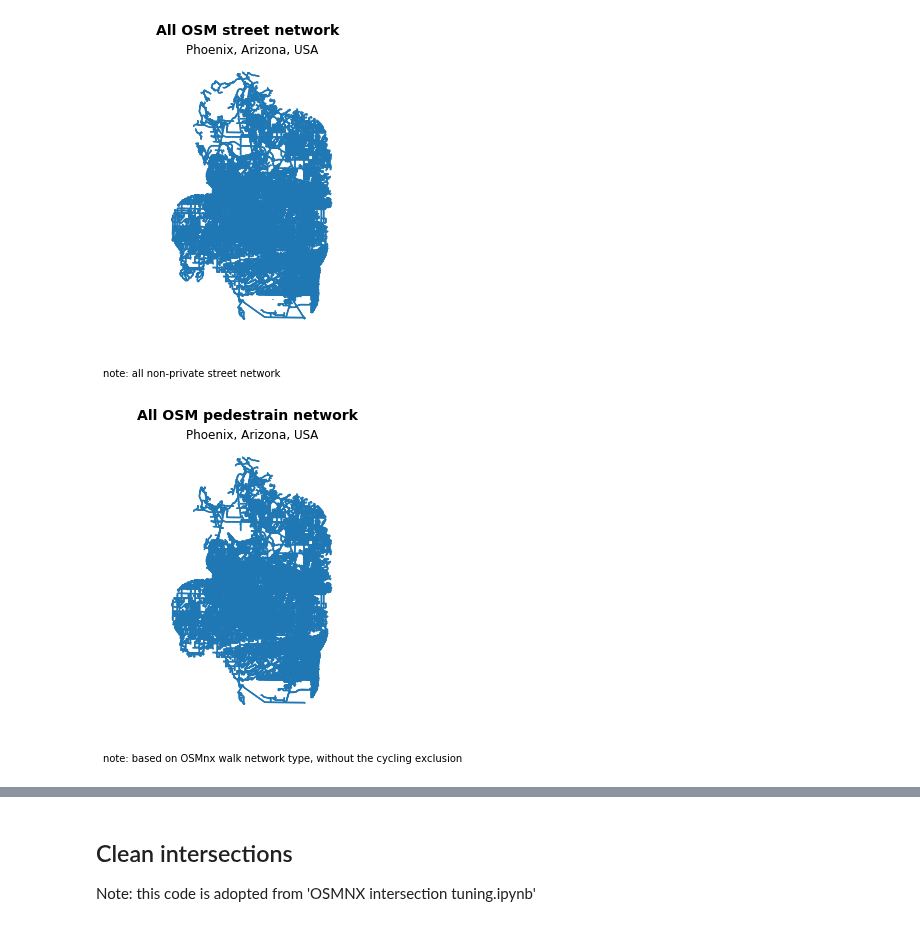
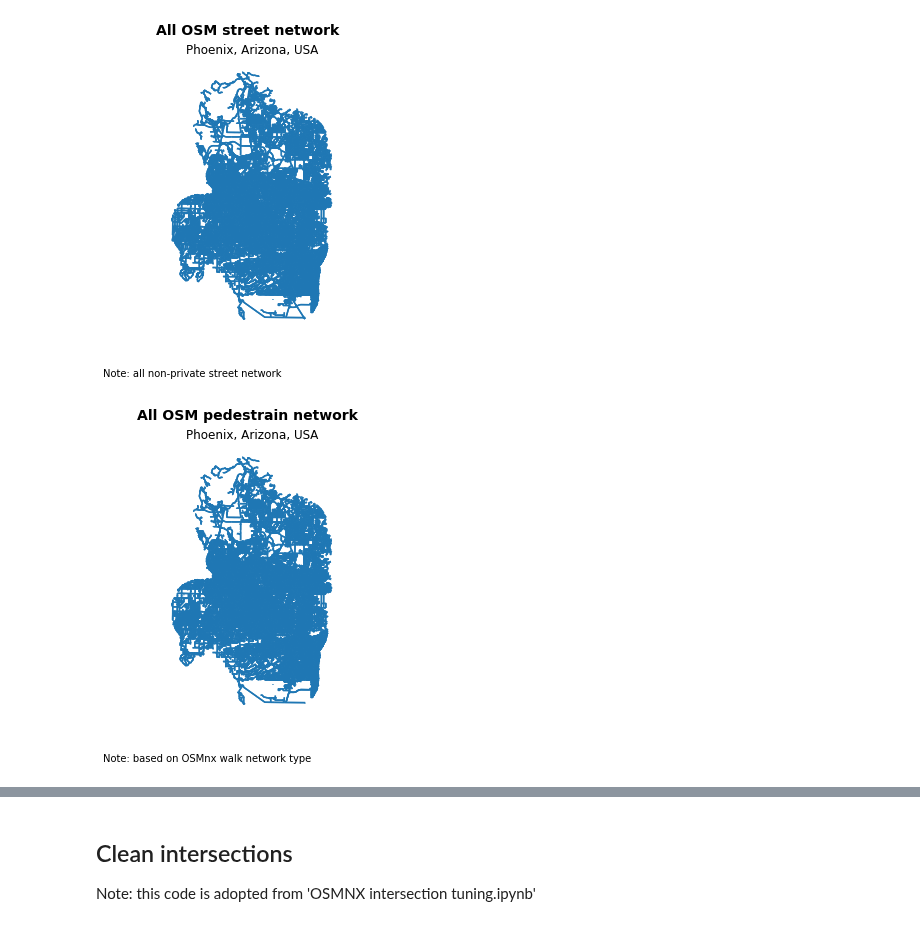
Before and after one commit to healthysustainablecities/global-indicators, a Jupyter notebook: process/phoenix.ipynb, the cells around one changed output, grey strips where cells are left out. Drawn from its saved outputs; the diff is of its cells as text; code cells hidden in the pictures.

```diff
--- a/process/phoenix.ipynb
+++ b/process/phoenix.ipynb
@@ -33,9 +39,13 @@ places = ['Phoenix, Arizona, USA']
 # %%
 def studyregion_buffered(address):
-    G_gdf = ox.gdf_from_place(address, buffer_dist=1e4)
-    return G_gdf
+    G = ox.gdf_from_place(address, buffer_dist=1e4)
+    ox.save_gdf_shapefile(G, filename='{studyregion}_buffered{suffix}.graphml'.format(studyregion = address,
+                                                                                   suffix = suffix), folder='../data/OSM')
+    return G
 # %%
 for address in places:
-    studyregion = studyregion_buffered(address)
+    studyregion = studyregion(address)
+    studyregion_buffer = studyregion_buffered(address)
     ox.plot_shape(studyregion, figsize=(3,3))
+    ox.plot_shape(studyregion_buffer, figsize=(3,3))
 # %% [output]
@@ -52,8 +63,8 @@ def OSM_all(address):
     #W_all = ox.graph_from_address(address, network_type= 'all', retain_all = True)
 
     W_all = ox.graph_from_place(address, network_type= 'all', retain_all = True, buffer_dist=1e4)
-    ox.save_graphml(W_all, filename='osm_{studyregion}_all{suffix}.graphml'.format(studyregion = address,
-                                                                                   suffix = suffix), folder='../output_shp')
+    ox.save_graphml(W_all, filename='{studyregion}_all{suffix}.graphml'.format(studyregion = address,
+                                                                                   suffix = suffix), folder='../data/OSM')
     W_all_proj = ox.project_graph(W_all)
     W_proj_gdfs = ox.graph_to_gdfs(W_all_proj, nodes=False, edges=True, fill_edge_geometry=True)
 
@@ -63,28 +74,28 @@ def OSM_all(address):
     ax.set_title(address)
     ax.set_axis_off()
     fig.suptitle('All OSM street network', fontsize=14, fontweight='bold')
-    fig.text(0.1, 0, 'note: all non-private street network')
+    fig.text(0.1, 0, 'Note: all non-private street network')
     plt.show()
 # %%
 # Extract pedestrain OSM network
-def OSM_pedestrain(address):
+def OSM_walk(address):
     #studyregion = studyregion_shape(address)
     #polygon = studyregion['geometry'].iloc[0]
     #W_walk = ox.graph_from_polygon(polygon, network_type= 'walk')
 
     #W_walk = ox.graph_from_address(address, network_type= 'walk')
-    W_walk = ox.graph_from_place(address, network_type= 'walk', buffer_dist=1e4)
-    ox.save_graphml(W_walk, filename='osm_{studyregion}_walk{suffix}.graphml'.format(studyregion = address,
-                                                                                   suffix = suffix), folder='../output_shp')
+    W_walk = ox.graph_from_place(address, network_type= 'walk', retain_all=True, buffer_dist=1e4)
+    ox.save_graphml(W_walk, filename='{studyregion}_walk{suffix}.graphml'.format(studyregion = address,
+                                                                                   suffix = suffix), folder='../data/OSM')
 
     W_walk_proj = ox.project_graph(W_walk)
     W_proj_gdfs = ox.graph_to_gdfs(W_walk_proj, nodes=False, edges=True, fill_edge_geometry=True)
 
-
+    #show network figure
     fig, ax = plt.subplots(figsize=(5, 5))
     ax = W_proj_gdfs.plot(ax=ax)
     ax.set_title(address)
     ax.set_axis_off()
     fig.suptitle('All OSM pedestrain network', fontsize=14, fontweight='bold')
-    fig.text(0.1, 0, 'note: based on OSMnx walk network type, with the cycling exclusion')
+    fig.text(0.1, 0, 'Note: based on OSMnx walk network type')
     plt.show()
@@ -95,6 +129,6 @@ for address in places:
 [figure]
 # %%
 for address in places:
-    OSM_pedestrain(address)
+    OSM_walk(address)
 # %% [output]
-[figure, old version]
+[figure, new version]
```
Also changed, not shown: parts of 19 cells of this notebook.
